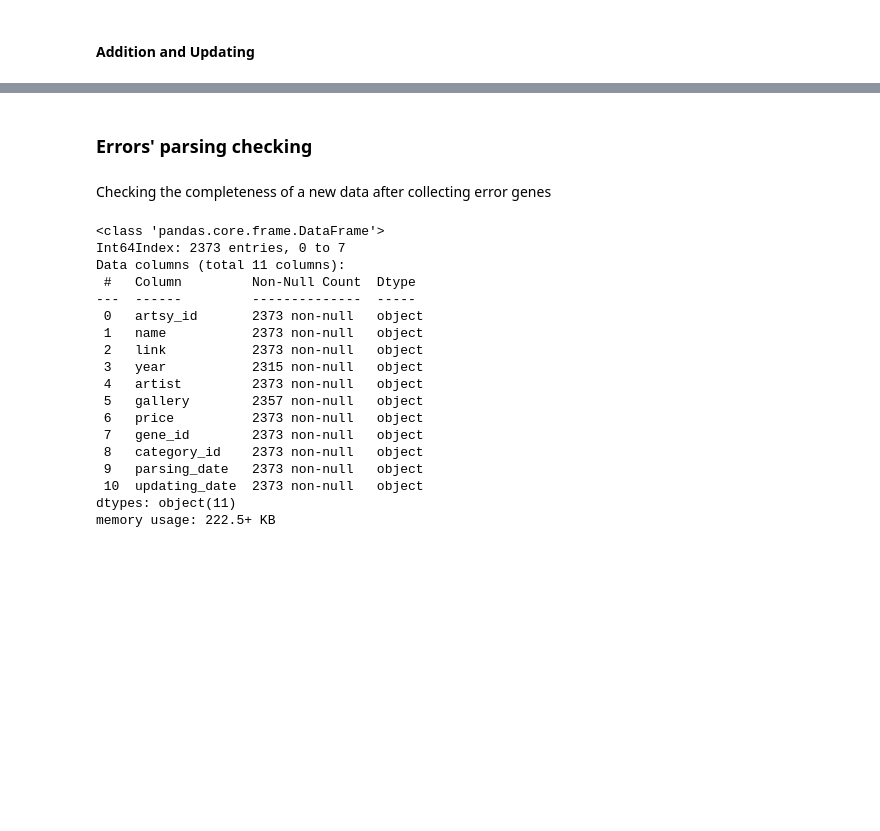
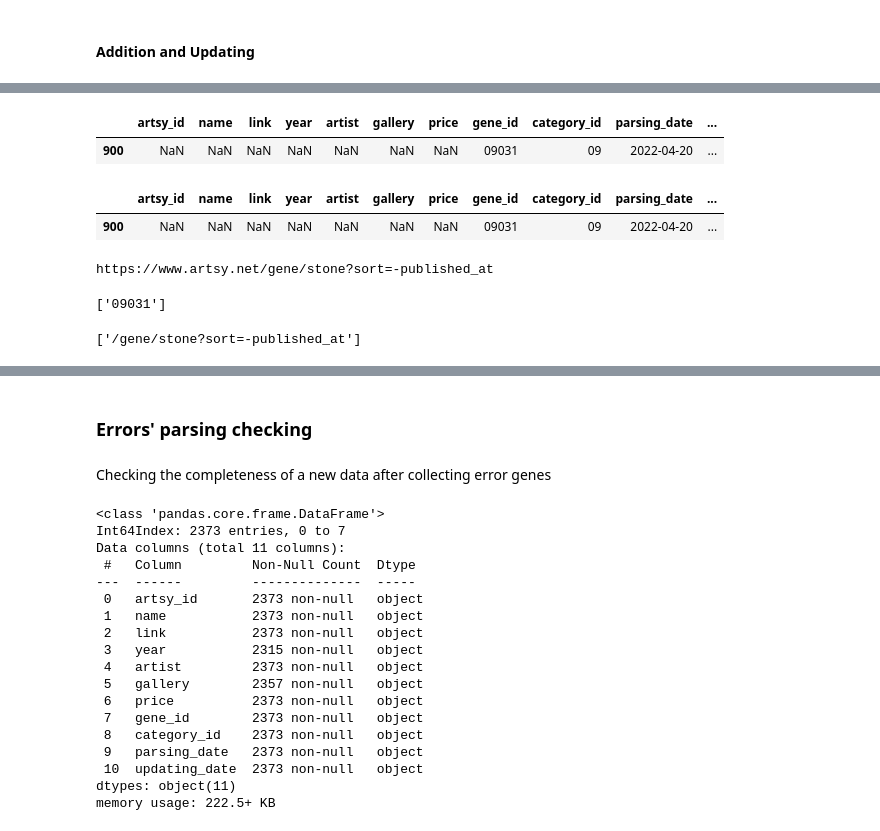
Before and after one commit to Bella151305/ArtProject, a Jupyter notebook: Artsy_genome_api.ipynb, the cells around one changed output, grey strips where cells are left out. Cells and saved outputs as stored; diff of their text form; code cells hidden in the pictures; blank space fills up the shorter version.

```diff
--- a/Artsy_genome_api.ipynb
+++ b/Artsy_genome_api.ipynb
@@ -41,6 +41,7 @@ gen_dict = '/artsy_genom_gen_dict.txt'
 artwork_dict = '/artsy_genom_artwork_dict.txt'
 artist_dict = '/artsy_genom_artist_dict.txt'
 temp_data = '/artsy_temp_data.csv'
+temp_data_add_up = '/artsy_temp_data_add_up.csv'
 
 # id length
 cat_id_len = 2
@@ -792,2 +837,4 @@ backup_names_cat_13 = ['/artsy_temp_data_2022-04-09 06:44:32.738152.csv']
 # %% [markdown]
 #### Addition and Updating
+# %%
+backup_names = []
@@ -806,0 +965,10 @@ backup_names
+# %%
+df_cat_dat = open_file_csv(backup_names[0], 'backup') # 3. Open file.csv
+for name in backup_names[1:]:
+  df_cat_dat_part = open_file_csv(name, 'backup') # 3. Open file.csv
+  df_cat_dat = pd.concat([df_cat_dat, df_cat_dat_part])
+
+df_cat_dat['category_id'] = df_cat_dat['category_id'].dropna().apply(lambda x: str(x) if len(str(x))==cat_id_len else ('0'*(cat_id_len-len(str(x)))+str(x)))
+df_cat_dat['gene_id'] = df_cat_dat['gene_id'].dropna().apply(lambda x: str(x) if len(str(x))==gen_id_len else ('0'*(gen_id_len-len(str(x)))+str(x)))
+
+df_cat_dat.info()
@@ -806,0 +996,27 @@ backup_names
+# %%
+df_cat_dat.loc[df_cat_dat['artsy_id'].isna()==True]
+# %% [output]
+|  | artsy_id | name | link | year | artist | gallery | price | gene_id | category_id | parsing_date | ... |
+| 900 | NaN | NaN | NaN | NaN | NaN | NaN | NaN | 09031 | 09 | 2022-04-20 | ... |
+# %%
+df_cat_dat.loc[df_cat_dat['gene_id']=='09031'].head()
+# %% [output]
+|  | artsy_id | name | link | year | artist | gallery | price | gene_id | category_id | parsing_date | ... |
+| 900 | NaN | NaN | NaN | NaN | NaN | NaN | NaN | 09031 | 09 | 2022-04-20 | ... |
+# %%
+genes_links_list_er = [genes_links_list[genes_ids_list.index('09031')] for g_id in genes_ids_list_er]
+for link in genes_links_list_er:
+  print(url_add + link)
+# %% [output]
+https://www.artsy.net/gene/stone?sort=-published_at
+# %%
+genes_ids_list_er = [str(g_id) for g_id in df_cat_dat.loc[df_cat_dat['artsy_id'].isna()==True]['gene_id']]
+genes_ids_list_er = list(set(genes_ids_list_er))
+genes_ids_list_er
+# %% [output]
+['09031']
+# %%
+genes_links_list_er = [genes_links_list[genes_ids_list.index(g_id)] for g_id in genes_ids_list_er]
+genes_links_list_er
+# %% [output]
+['/gene/stone?sort=-published_at']
```
Also changed, not shown: parts of 155 cells of this notebook.
